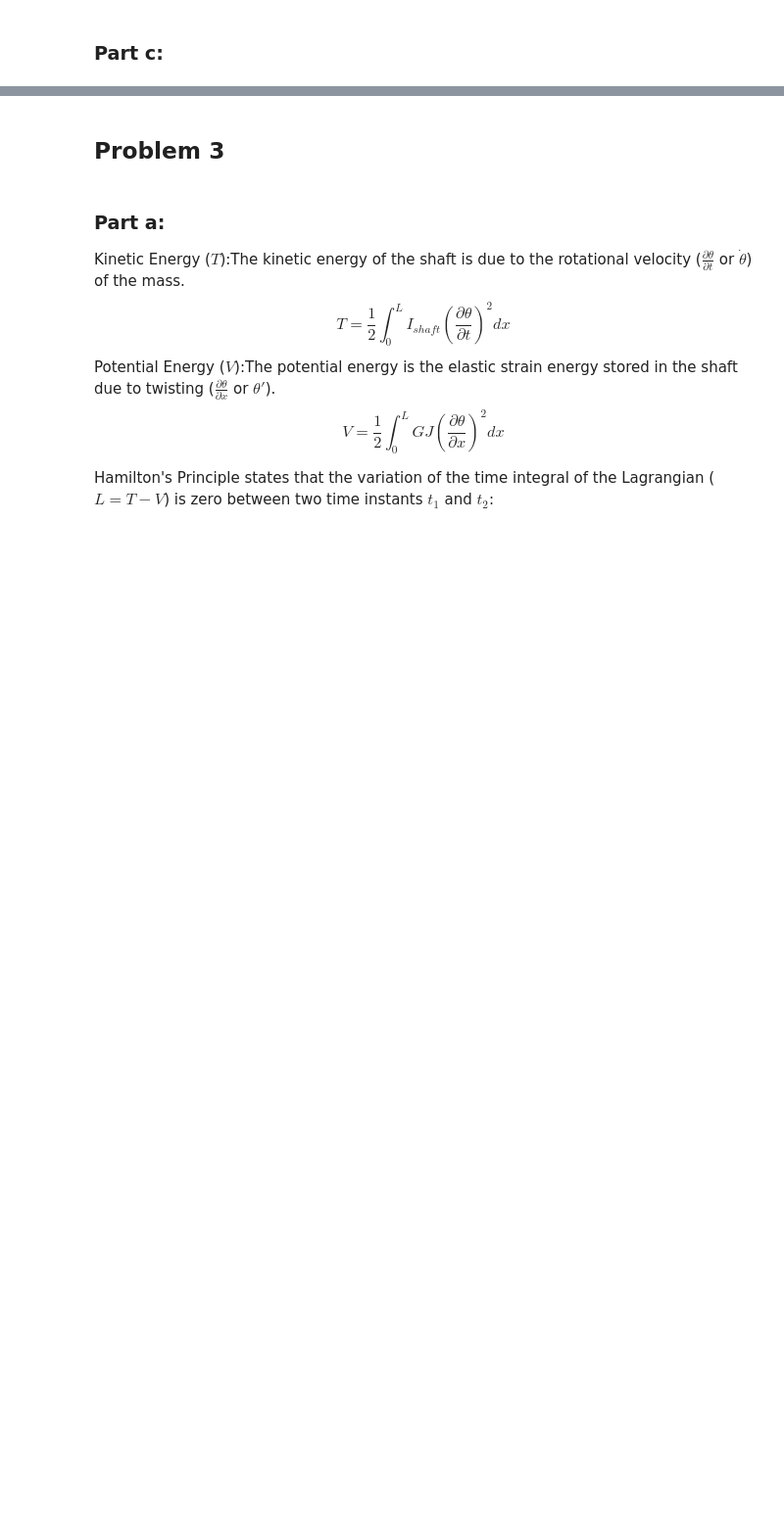
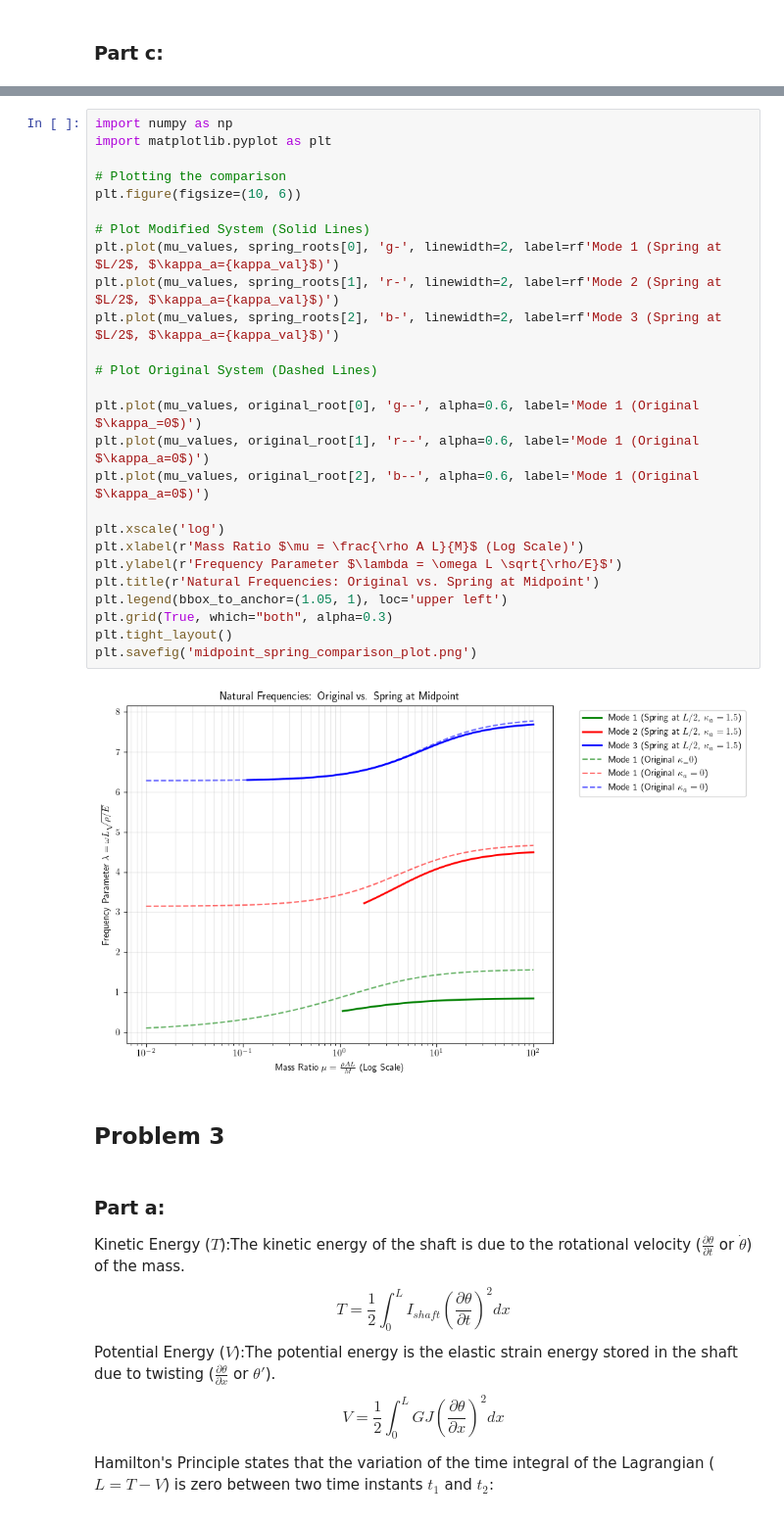
Before and after one commit to HoangNguyen17/AE543, a Jupyter notebook: HW6/HoangNguyen_HW6.ipynb, the cells around one changed output, grey strips where cells are left out. Shown at 98% size. Saved outputs shown, nothing was run; the diff lists cells and outputs as text; blank space fills up the shorter version.

```diff
--- a/HW6/HoangNguyen_HW6.ipynb
+++ b/HW6/HoangNguyen_HW6.ipynb
@@ -302,3 +399,31 @@ plt.savefig('stiffened_frequency_plot.png')
+# %%
+import numpy as np
+import matplotlib.pyplot as plt
+
+# Plotting the comparison
+plt.figure(figsize=(10, 6))
+
+# Plot Modified System (Solid Lines)
+plt.plot(mu_values, spring_roots[0], 'g-', linewidth=2, label=rf'Mode 1 (Spring at $L/2$, $\kappa_a={kappa_val}$)')
+plt.plot(mu_values, spring_roots[1], 'r-', linewidth=2, label=rf'Mode 2 (Spring at $L/2$, $\kappa_a={kappa_val}$)')
+plt.plot(mu_values, spring_roots[2], 'b-', linewidth=2, label=rf'Mode 3 (Spring at $L/2$, $\kappa_a={kappa_val}$)')
+
+# Plot Original System (Dashed Lines)
+
+plt.plot(mu_values, original_root[0], 'g--', alpha=0.6, label='Mode 1 (Original $\kappa_=0$)')
+plt.plot(mu_values, original_root[1], 'r--', alpha=0.6, label='Mode 1 (Original $\kappa_a=0$)')
+plt.plot(mu_values, original_root[2], 'b--', alpha=0.6, label='Mode 1 (Original $\kappa_a=0$)')
+
+plt.xscale('log')
+plt.xlabel(r'Mass Ratio $\mu = \frac{\rho A L}{M}$ (Log Scale)')
+plt.ylabel(r'Frequency Parameter $\lambda = \omega L \sqrt{\rho/E}$')
+plt.title(r'Natural Frequencies: Original vs. Spring at Midpoint')
+plt.legend(bbox_to_anchor=(1.05, 1), loc='upper left')
+plt.grid(True, which="both", alpha=0.3)
+plt.tight_layout()
+plt.savefig('midpoint_spring_comparison_plot.png')
+# %% [output]
+[figure, added]
 # %% [markdown]
 ## Problem 3
 # %% [markdown]
```
Also changed, not shown: parts of 11 cells of this notebook, 4 other files.
